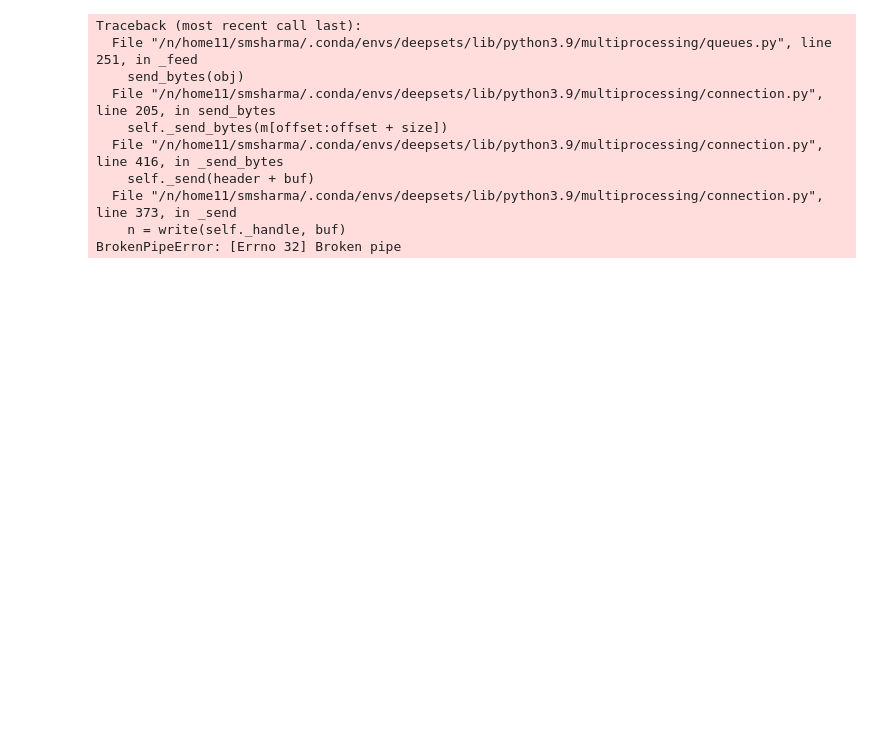
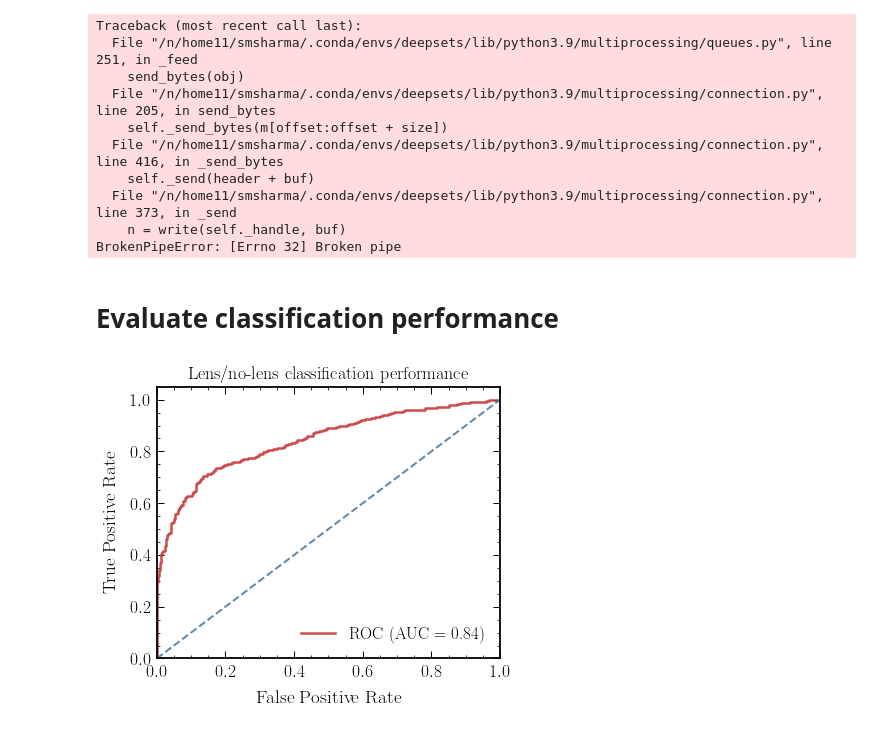
Before and after one commit to gridgway/Astrometric_TSeries_ML, a Jupyter notebook: notebooks/deep_set_lstm.ipynb, the cells around one changed output. Drawn from its saved outputs; the diff is of its cells as text; code cells hidden in the pictures; blank space fills up the shorter version.

Commit message:
Evaluation metrics for classification

```diff
--- a/notebooks/deep_set_lstm.ipynb
+++ b/notebooks/deep_set_lstm.ipynb
@@ -391,3 +429,34 @@ Traceback (most recent call last):
   File "/n/home11/smsharma/.conda/envs/deepsets/lib/python3.9/multiprocessing/connection.py", line 373, in _send
     n = write(self._handle, buf)
 BrokenPipeError: [Errno 32] Broken pipe
+# %% [markdown]
+# Evaluate classification performance
+# %%
+model.to('cuda')
+
+y_hat = []
+y_val = []
+for batch in tqdm(val_loader):
+    x_batch, y_batch = batch
+    y_hat.append(torch.sigmoid(model.deepset(x_batch.to('cuda'))).to('cpu').detach().numpy())
+    y_val.append(y_batch)
+# %%
+y_hat = np.concatenate(y_hat)[:, 0, 0]
+# %%
+y_test = np.concatenate(y_val)
+# %%
+from sklearn.metrics import roc_curve, auc
+fpr, tpr, _ = roc_curve(y_test, y_hat)
+roc_auc = auc(fpr, tpr)
+# %%
+plt.plot(fpr, tpr, label="ROC (AUC = %0.2f)" % roc_auc)
+plt.plot([0, 1], [0, 1], lw=2, linestyle="--")
+plt.xlim([0.0, 1.0])
+plt.ylim([0.0, 1.05])
+plt.xlabel("False Positive Rate")
+plt.ylabel("True Positive Rate")
+plt.title("Lens/no-lens classification performance")
+plt.legend(loc="lower right")
+plt.show()
+# %% [output]
+[figure, added]
```
Also changed, not shown: parts of 5 cells of this notebook, 1 other file.
